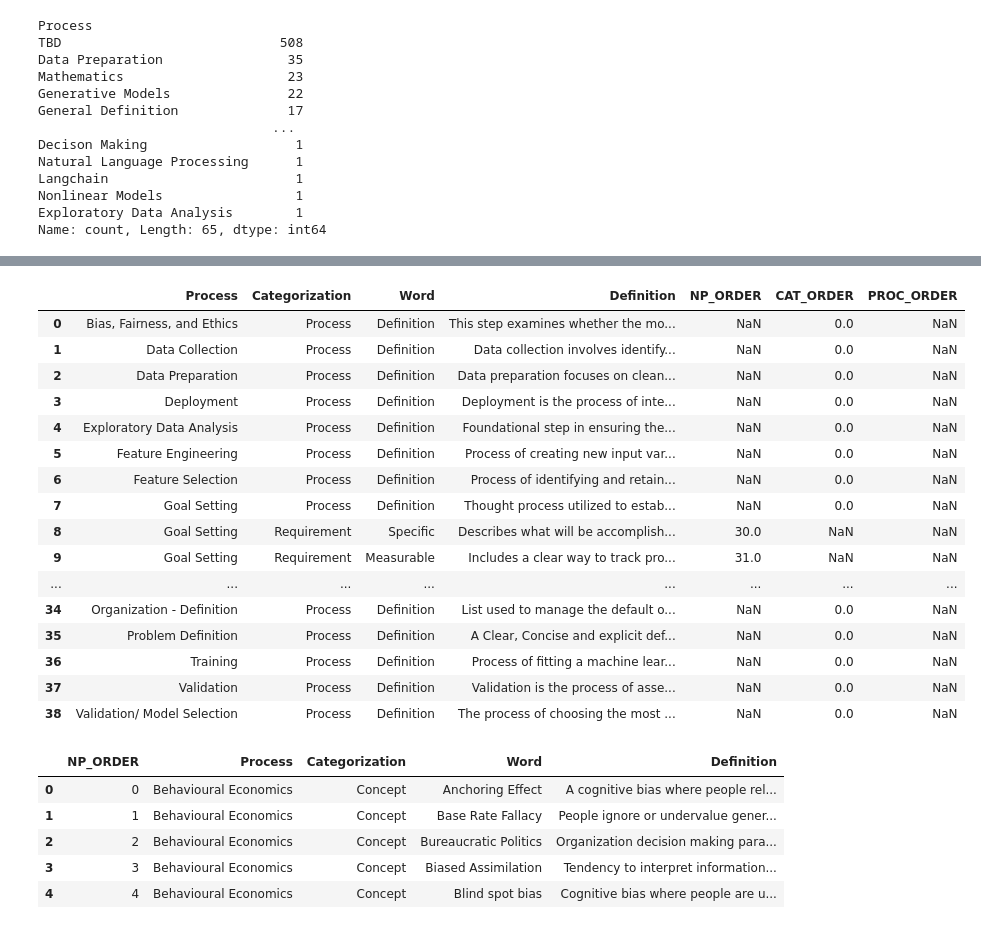
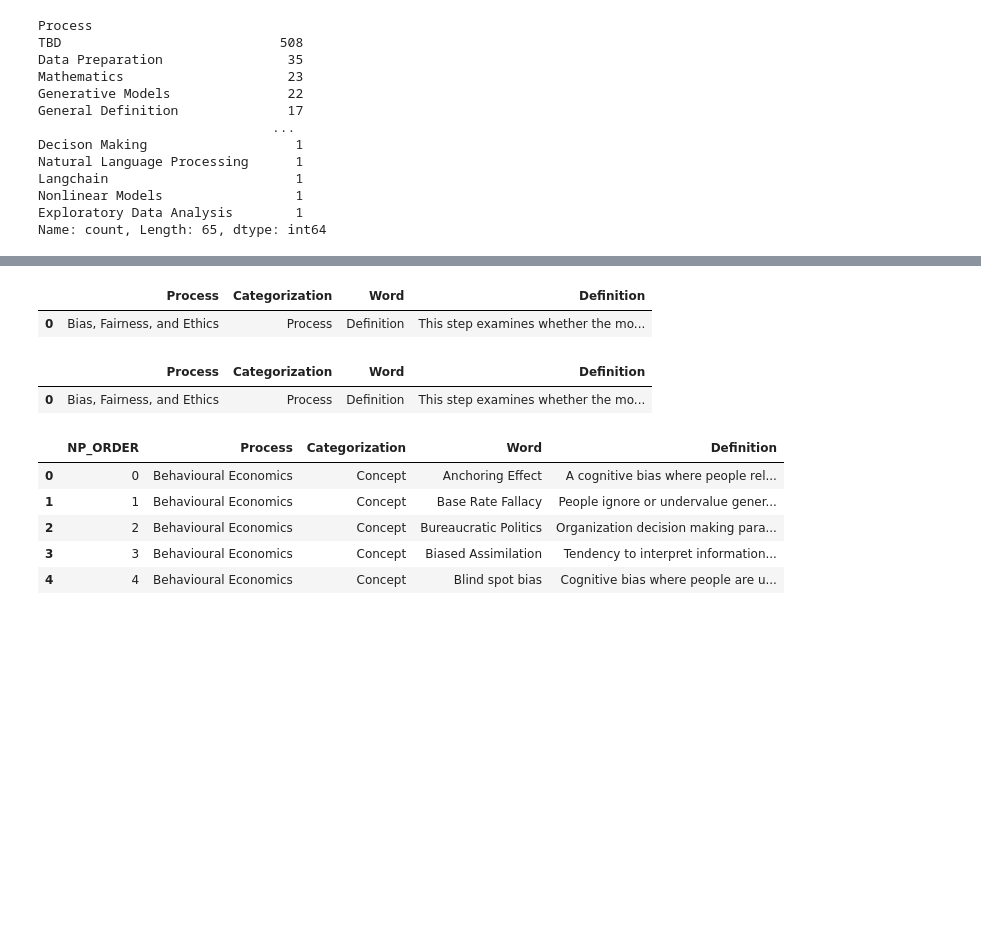
Before and after one commit to derek-dewald/Python_Tools, a Jupyter notebook: JupyterNotebooks/Development - TEMP.ipynb, the cells around one changed output, grey strips where cells are left out. Drawn from its saved outputs; the diff is of its cells as text; code cells hidden in the pictures; blank space fills up the shorter version.

```diff
--- a/JupyterNotebooks/Development - TEMP.ipynb
+++ b/JupyterNotebooks/Development - TEMP.ipynb
@@ -320,7 +320,7 @@ def generate_files_for_streamlit(
     final_df1['Categorization'] = np.where(final_df1['Word_'].notnull(),final_df1['Word'],final_df1['Categorization'])
     final_df1['Word'] = np.where(final_df1['Word_'].notnull(),final_df1['Word_'],final_df1['Word'])
 
-    final_df1.drop('Word_',inplace=True,axis=1)
+    final_df1.drop(['Word_','PROC_ORDER','CAT_ORDER','NP_ORDER'],inplace=True,axis=1)
 
     # Create a DataFrame for the Highlevel Process, which is Processes and Process Steps.
     process_df = final_df1[final_df1['Categorization'].isin(['Process','Process Step'])].copy()
@@ -356,23 +341,13 @@ knowledge_base_df
 # %%
-consolidated_df
+process_df.head(1)
 # %% [output]
-|  | Process | Categorization | Word | Definition | NP_ORDER | CAT_ORDER | PROC_ORDER |
-| 0 | Bias, Fairness, and Ethics | Process | Definition | This step examines whether the mo... | NaN | 0.0 | NaN |
-| 1 | Data Collection | Process | Definition | Data collection involves identify... | NaN | 0.0 | NaN |
-| 2 | Data Preparation | Process | Definition | Data preparation focuses on clean... | NaN | 0.0 | NaN |
-| 3 | Deployment | Process | Definition | Deployment is the process of inte... | NaN | 0.0 | NaN |
-| 4 | Exploratory Data Analysis | Process | Definition | Foundational step in ensuring the... | NaN | 0.0 | NaN |
-| 5 | Feature Engineering | Process | Definition | Process of creating new input var... | NaN | 0.0 | NaN |
-| 6 | Feature Selection | Process | Definition | Process of identifying and retain... | NaN | 0.0 | NaN |
-| 7 | Goal Setting | Process | Definition | Thought process utilized to estab... | NaN | 0.0 | NaN |
-| 8 | Goal Setting | Requirement | Specific | Describes what will be accomplish... | 30.0 | NaN | NaN |
-| 9 | Goal Setting | Requirement | Measurable | Includes a clear way to track pro... | 31.0 | NaN | NaN |
-| ... | ... | ... | ... | ... | ... | ... | ... |
-| 34 | Organization - Definition | Process | Definition | List used to manage the default o... | NaN | 0.0 | NaN |
-| 35 | Problem Definition | Process | Definition | A Clear, Concise and explicit def... | NaN | 0.0 | NaN |
-| 36 | Training | Process | Definition | Process of fitting a machine lear... | NaN | 0.0 | NaN |
-| 37 | Validation | Process | Definition | Validation is the process of asse... | NaN | 0.0 | NaN |
-| 38 | Validation/ Model Selection | Process | Definition | The process of choosing the most ... | NaN | 0.0 | NaN |
+|  | Process | Categorization | Word | Definition |
+| 0 | Bias, Fairness, and Ethics | Process | Definition | This step examines whether the mo... |
+# %%
+consolidated_df.head(1)
+# %% [output]
+|  | Process | Categorization | Word | Definition |
+| 0 | Bias, Fairness, and Ethics | Process | Definition | This step examines whether the mo... |
 # %%
 # Need to Order.
 processes = knowledge_base_df[knowledge_base_df['Categorization']=='Process'].reset_index(drop=True).reset_index().rename(columns={'index':'PROC_ORDER'})
```
Also changed, not shown: parts of 1 cell of this notebook, 4 other files.
